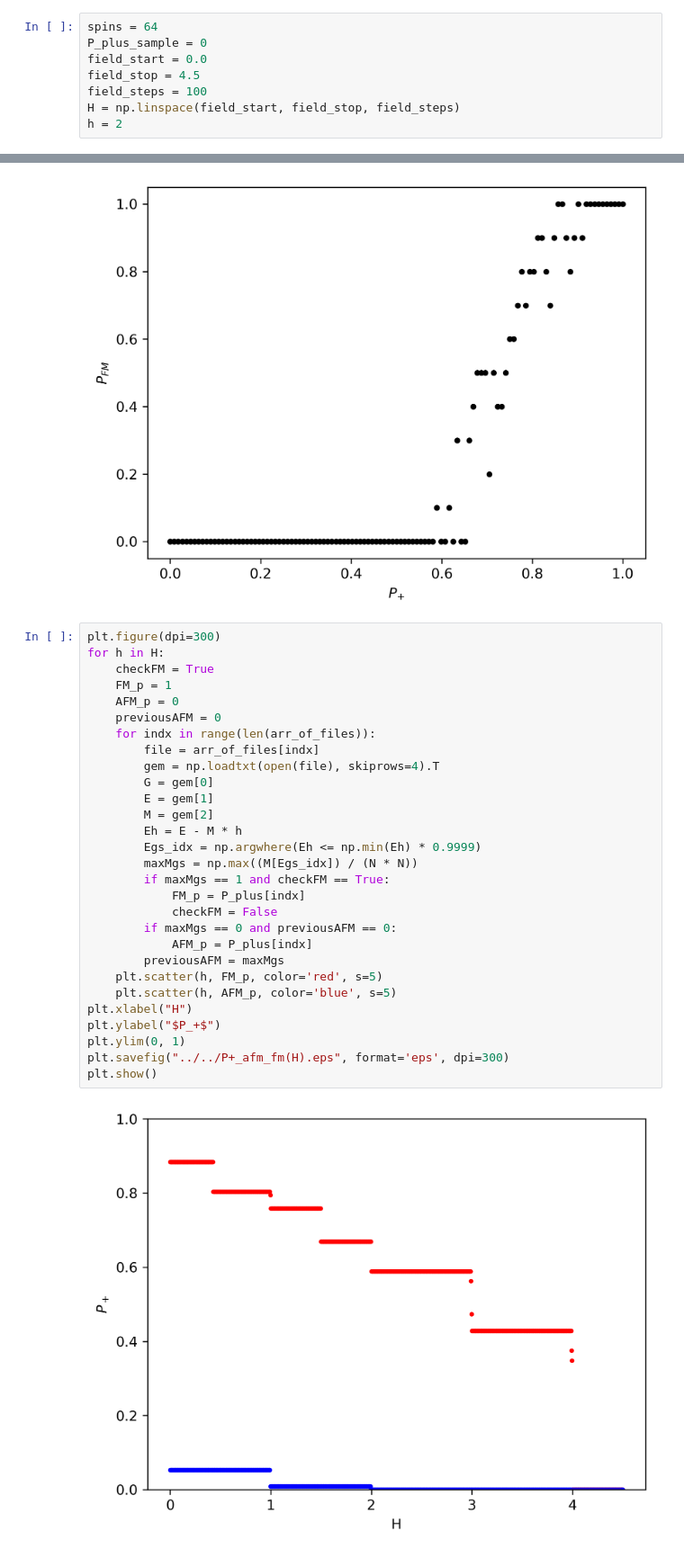
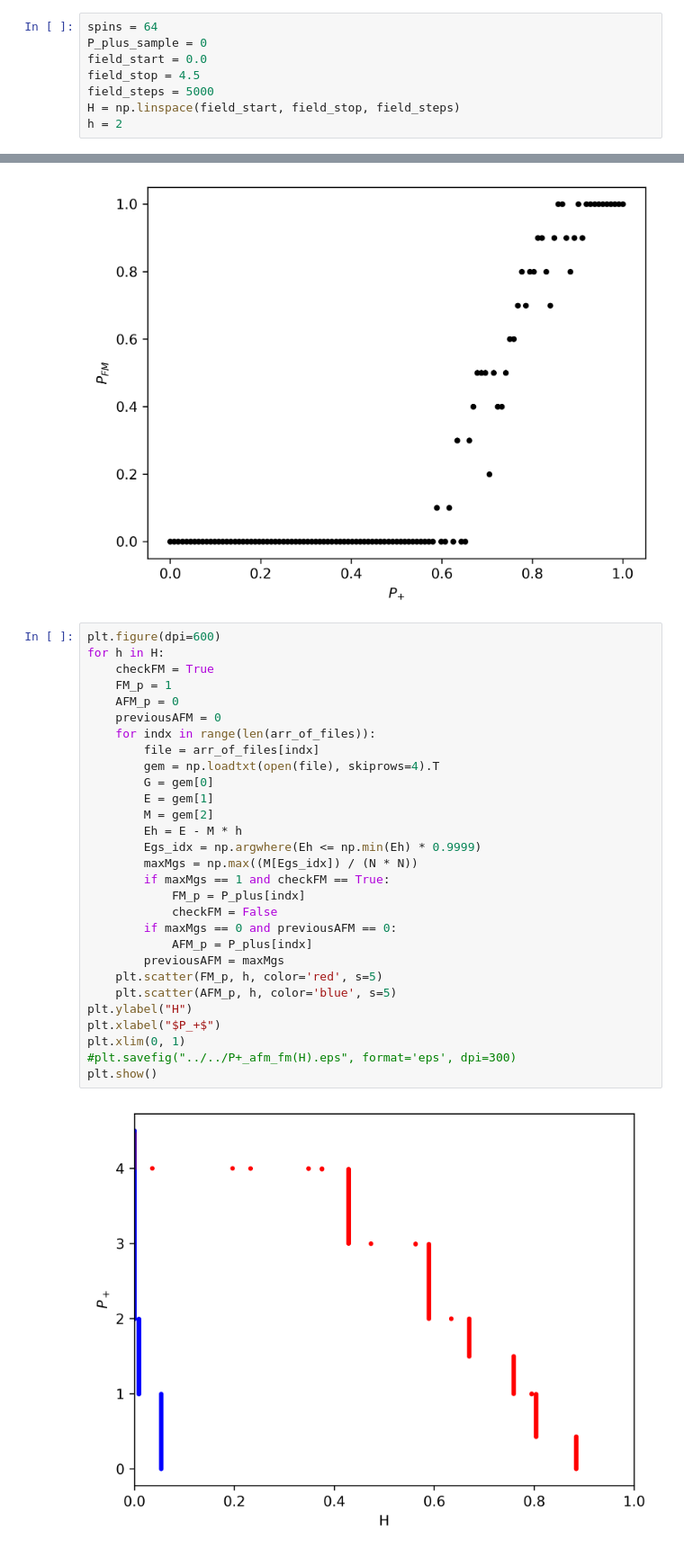
Before and after one commit to feirime/Ground-state-search-2D-Ising-model, a Jupyter notebook: images/scripts_and_programs/Entropy/Ggs(h).ipynb, the cells around one changed output, grey strips where cells are left out. Shown at 90% size. Cells and saved outputs as stored; diff of their text form.

```diff
--- a/images/scripts_and_programs/Entropy/Ggs(h).ipynb
+++ b/images/scripts_and_programs/Entropy/Ggs(h).ipynb
@@ -8,7 +8,7 @@ spins = 64
 P_plus_sample = 0
 field_start = 0.0
 field_stop = 4.5
-field_steps = 100
+field_steps = 5000
 H = np.linspace(field_start, field_stop, field_steps)
 h = 2
 # %%
@@ -108,36 +108,36 @@ plt.show()
 # %% [output]
 [figure]
 # %%
-plt.figure(dpi=300)
+plt.figure(dpi=600)
 for h in H:
     checkFM = True
     FM_p = 1
     AFM_p = 0
     previousAFM = 0
     for indx in range(len(arr_of_files)):
         file = arr_of_files[indx]
         gem = np.loadtxt(open(file), skiprows=4).T
         G = gem[0]
         E = gem[1]
         M = gem[2]
         Eh = E - M * h
         Egs_idx = np.argwhere(Eh <= np.min(Eh) * 0.9999)
         maxMgs = np.max((M[Egs_idx]) / (N * N))
         if maxMgs == 1 and checkFM == True:
             FM_p = P_plus[indx]
             checkFM = False
         if maxMgs == 0 and previousAFM == 0:
             AFM_p = P_plus[indx]
         previousAFM = maxMgs
-    plt.scatter(h, FM_p, color='red', s=5)
-    plt.scatter(h, AFM_p, color='blue', s=5)
-plt.xlabel("H")
-plt.ylabel("$P_+$")
-plt.ylim(0, 1)
-plt.savefig("../../P+_afm_fm(H).eps", format='eps', dpi=300)
+    plt.scatter(FM_p, h, color='red', s=5)
+    plt.scatter(AFM_p, h, color='blue', s=5)
+plt.ylabel("H")
+plt.xlabel("$P_+$")
+plt.xlim(0, 1)
+#plt.savefig("../../P+_afm_fm(H).eps", format='eps', dpi=300)
 plt.show()
 # %% [output]
-[figure, old version]
+[figure, new version]
 # %%
 plt.figure(dpi=300)
 for h in H:
```
Also changed, not shown: parts of 4 cells of this notebook, 3 other files.
